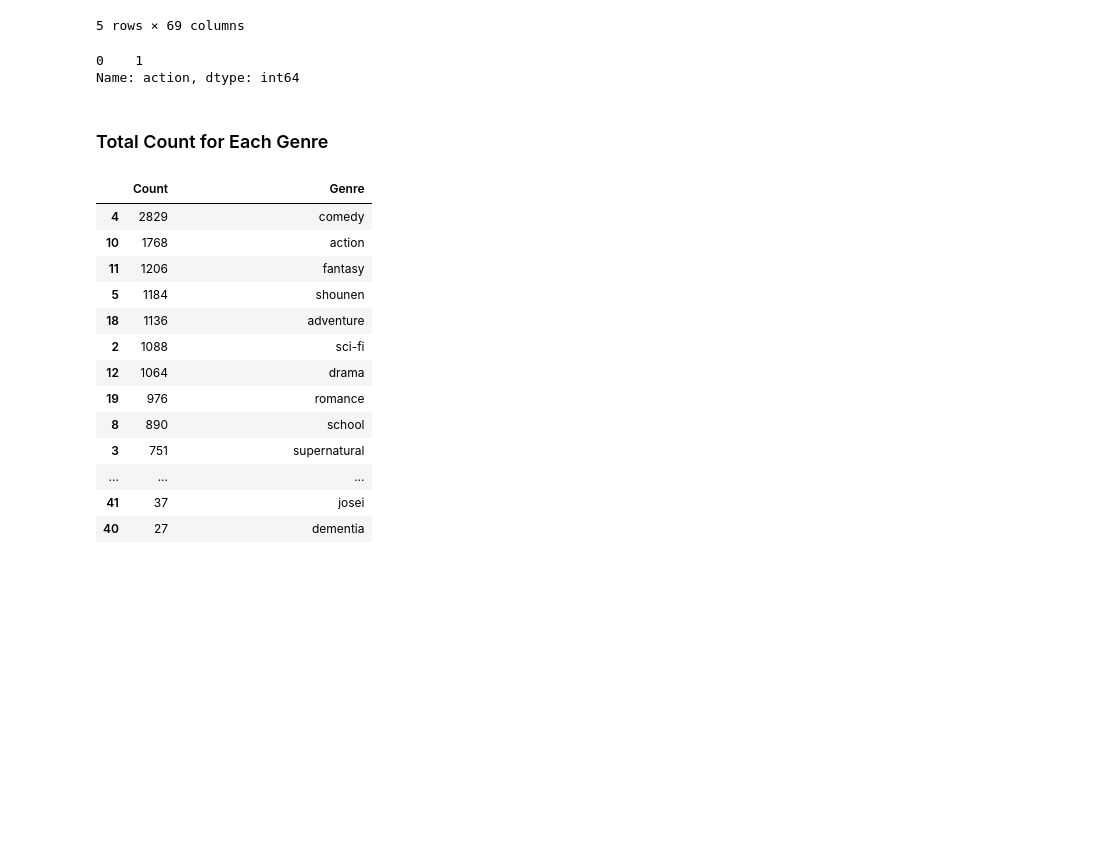
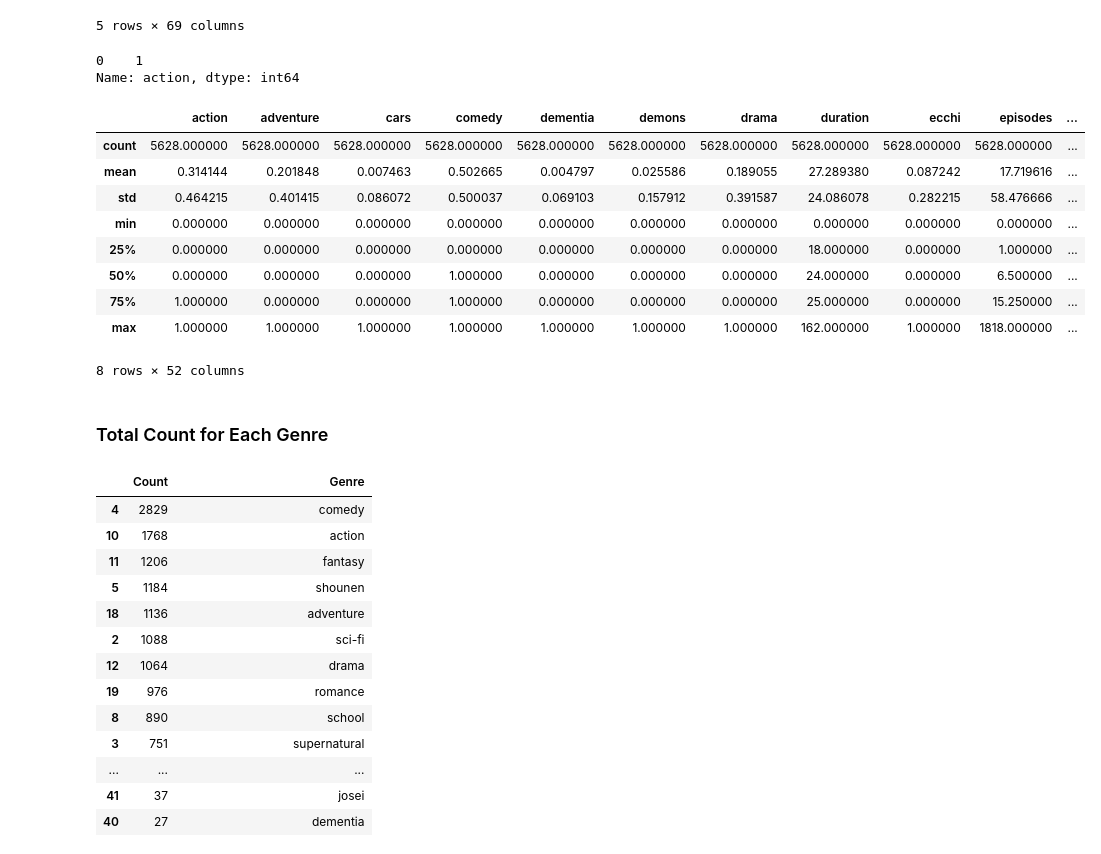
Before and after one commit to FourSwordKirby/MALDataScience, a Jupyter notebook: Midterm_Report.ipynb, the cells around one changed output. Cells and saved outputs as stored; diff of their text form; code cells hidden in the pictures; blank space fills up the shorter version.

```diff
--- a/Midterm_Report.ipynb
+++ b/Midterm_Report.ipynb
@@ -33,6 +54,19 @@ test['action']
 # %% [output]
 0    1
 Name: action, dtype: int64
+# %%
+MAL_df.describe()
+# %% [output]
+|  | action | adventure | cars | comedy | dementia | demons | drama | duration | ecchi | episodes | ... |
+| count | 5628.000000 | 5628.000000 | 5628.000000 | 5628.000000 | 5628.000000 | 5628.000000 | 5628.000000 | 5628.000000 | 5628.000000 | 5628.000000 | ... |
+| mean | 0.314144 | 0.201848 | 0.007463 | 0.502665 | 0.004797 | 0.025586 | 0.189055 | 27.289380 | 0.087242 | 17.719616 | ... |
+| std | 0.464215 | 0.401415 | 0.086072 | 0.500037 | 0.069103 | 0.157912 | 0.391587 | 24.086078 | 0.282215 | 58.476666 | ... |
+| min | 0.000000 | 0.000000 | 0.000000 | 0.000000 | 0.000000 | 0.000000 | 0.000000 | 0.000000 | 0.000000 | 0.000000 | ... |
+| 25% | 0.000000 | 0.000000 | 0.000000 | 0.000000 | 0.000000 | 0.000000 | 0.000000 | 18.000000 | 0.000000 | 1.000000 | ... |
+| 50% | 0.000000 | 0.000000 | 0.000000 | 1.000000 | 0.000000 | 0.000000 | 0.000000 | 24.000000 | 0.000000 | 6.500000 | ... |
+| 75% | 1.000000 | 0.000000 | 0.000000 | 1.000000 | 0.000000 | 0.000000 | 0.000000 | 25.000000 | 0.000000 | 15.250000 | ... |
+| max | 1.000000 | 1.000000 | 1.000000 | 1.000000 | 1.000000 | 1.000000 | 1.000000 | 162.000000 | 1.000000 | 1818.000000 | ... |
+8 rows × 52 columns
 # %% [markdown]
 ### Total Count for Each Genre
 # %%
```
Also changed, not shown: parts of 16 cells of this notebook.
